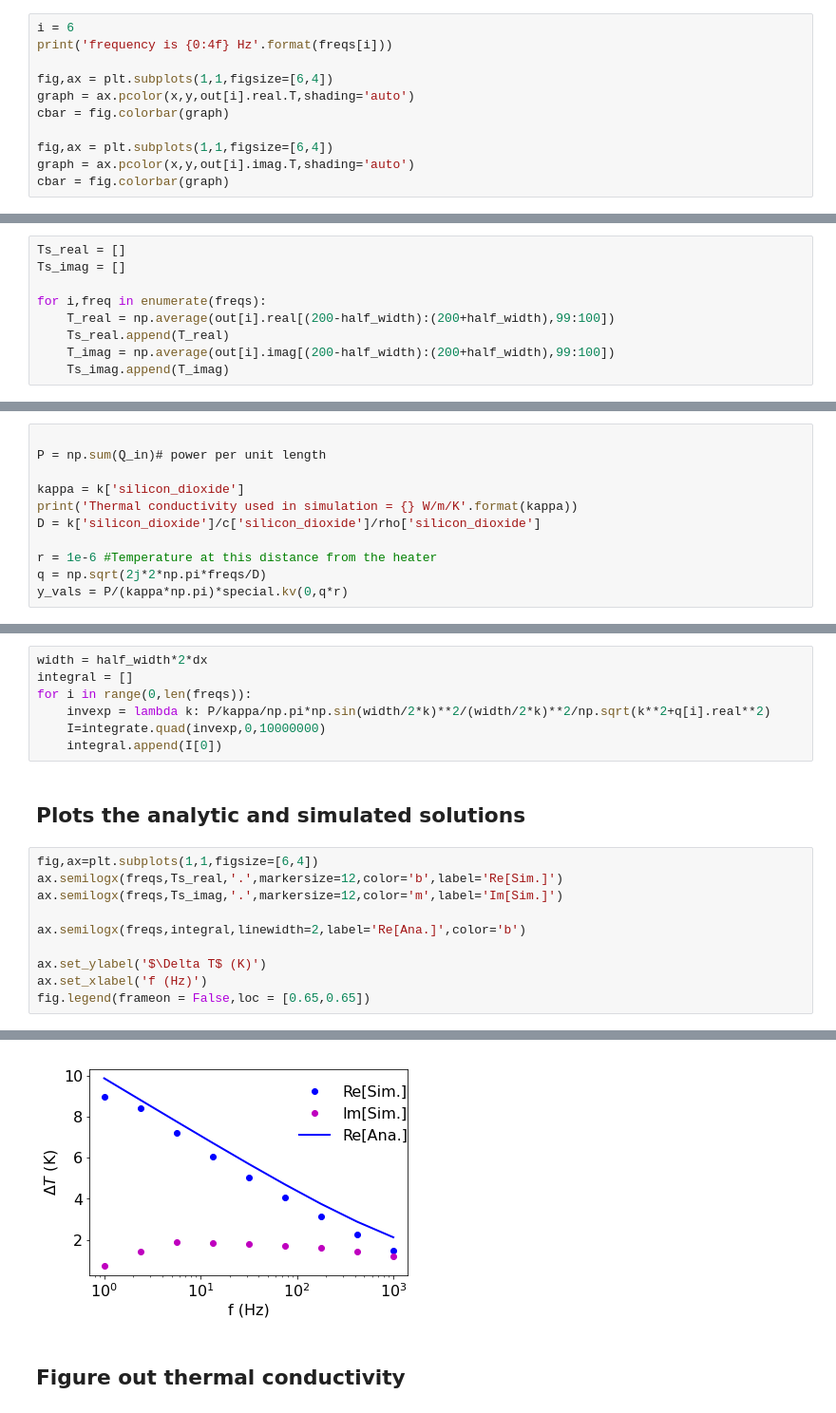
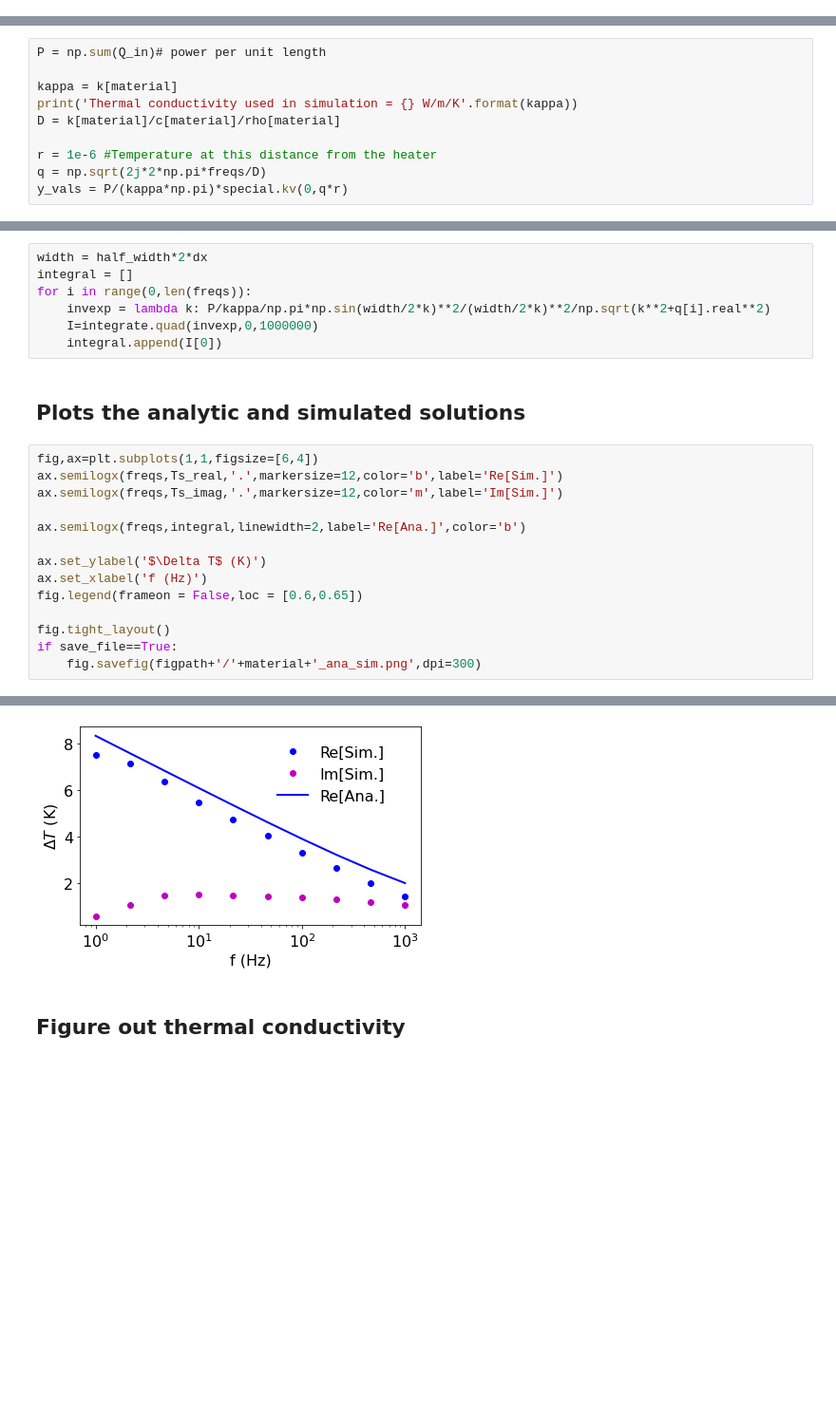
Before and after one commit to microncubed/3-omega, a Jupyter notebook: scripts/01_run_simulations.ipynb, the cells around one changed output, grey strips where cells are left out. Shown: that part at 95% size. Drawn from its saved outputs; the diff is of its cells as text; blank space fills up the shorter version.

```diff
--- a/scripts/01_run_simulations.ipynb
+++ b/scripts/01_run_simulations.ipynb
@@ -118,11 +181,0 @@ y = y*1e6
-# %%
-i = 6
-print('frequency is {0:4f} Hz'.format(freqs[i]))
-
-fig,ax = plt.subplots(1,1,figsize=[6,4])
-graph = ax.pcolor(x,y,out[i].real.T,shading='auto')
-cbar = fig.colorbar(graph)
-
-fig,ax = plt.subplots(1,1,figsize=[6,4])
-graph = ax.pcolor(x,y,out[i].imag.T,shading='auto')
-cbar = fig.colorbar(graph)
@@ -137,22 +182,12 @@ The real and imaginary parts of the average temperature over the heater.
-# %%
-Ts_real = []
-Ts_imag = []
-
-for i,freq in enumerate(freqs):
-    T_real = np.average(out[i].real[(200-half_width):(200+half_width),99:100])
-    Ts_real.append(T_real)
-    T_imag = np.average(out[i].imag[(200-half_width):(200+half_width),99:100])
-    Ts_imag.append(T_imag)
 # %% [markdown]
 ## Analytic solution 1
 For an infinitely narrow heater over a semi-infinite half-volume. Cahill equation 1 - from Carslaw and Jaeger.
 # %%
-
 P = np.sum(Q_in)# power per unit length
 
-kappa = k['silicon_dioxide']
+kappa = k[material]
 print('Thermal conductivity used in simulation = {} W/m/K'.format(kappa))
-D = k['silicon_dioxide']/c['silicon_dioxide']/rho['silicon_dioxide']
+D = k[material]/c[material]/rho[material]
 
 r = 1e-6 #Temperature at this distance from the heater
 q = np.sqrt(2j*2*np.pi*freqs/D)
@@ -167,7 +202,7 @@ width = half_width*2*dx
 integral = []
 for i in range(0,len(freqs)):
     invexp = lambda k: P/kappa/np.pi*np.sin(width/2*k)**2/(width/2*k)**2/np.sqrt(k**2+q[i].real**2)
-    I=integrate.quad(invexp,0,10000000)
+    I=integrate.quad(invexp,0,1000000)
     integral.append(I[0])
 # %% [markdown]
 ## Plots the analytic and simulated solutions
@@ -180,5 +215,9 @@ ax.semilogx(freqs,integral,linewidth=2,label='Re[Ana.]',color='b')
 
 ax.set_ylabel('$\Delta T$ (K)')
 ax.set_xlabel('f (Hz)')
-fig.legend(frameon = False,loc = [0.65,0.65])
+fig.legend(frameon = False,loc = [0.6,0.65])
+
+fig.tight_layout()
+if save_file==True:
+    fig.savefig(figpath+'/'+material+'_ana_sim.png',dpi=300)
 # %% [output]
@@ -186,4 +224,4 @@ fig.legend(frameon = False,loc = [0.65,0.65])
-[figure, old version]
+[figure, new version]
 # %% [markdown]
 ## Figure out thermal conductivity
 # %%
```
Also changed, not shown: parts of 25 cells of this notebook, 13 other files.
